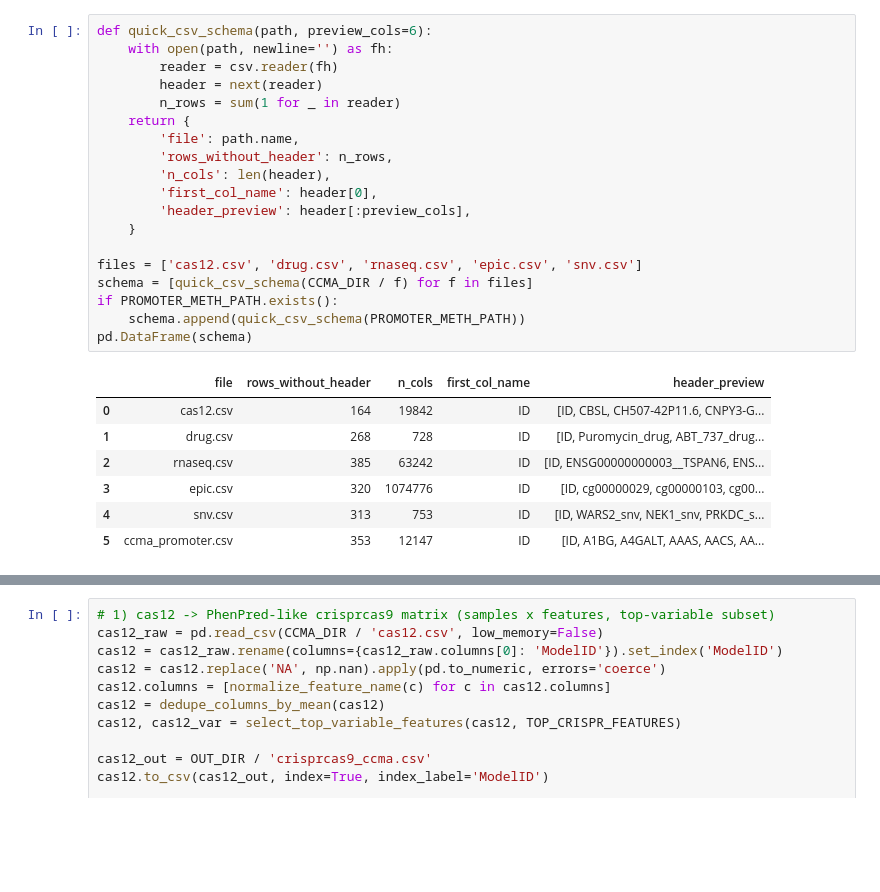
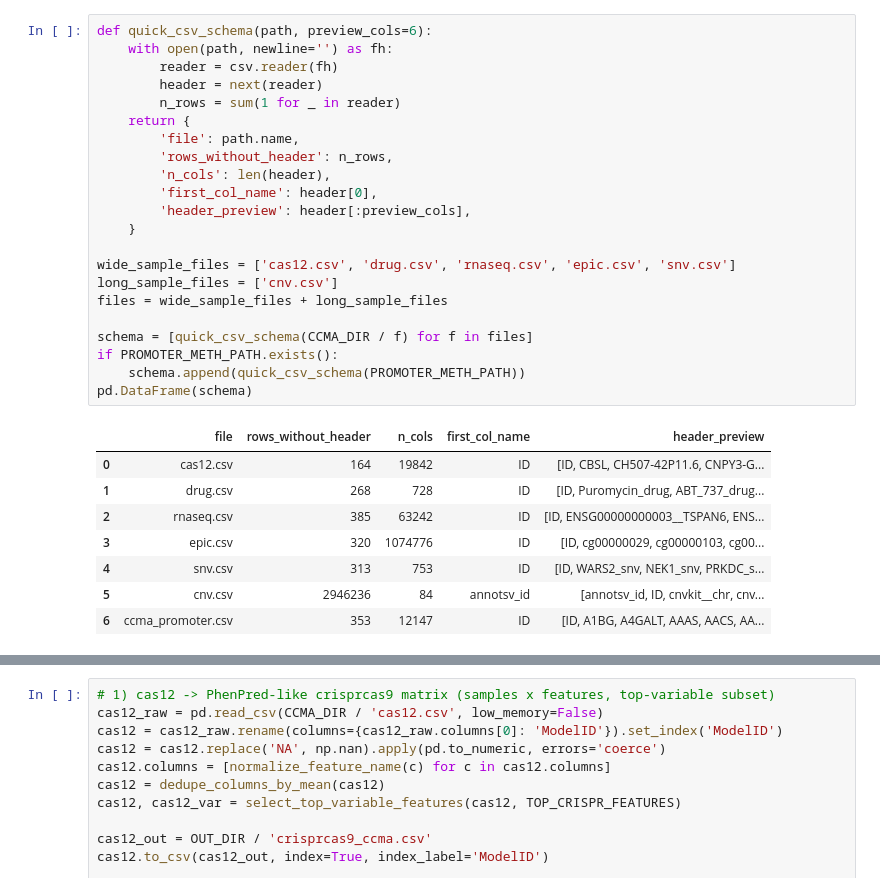
Before and after one commit to ZhaoxiangSimonCai/PhenPredCCMA, a Jupyter notebook: notebooks/preprocess_CCMA.ipynb, the cells around one changed output, grey strips where cells are left out. Drawn from its saved outputs; the diff is of its cells as text; blank space fills up the shorter version.

```diff
--- a/notebooks/preprocess_CCMA.ipynb
+++ b/notebooks/preprocess_CCMA.ipynb
@@ -60,30 +75,34 @@ FILTER_TRANSCRIPTOMICS_TO_REFERENCE=True
 # %%
 def quick_csv_schema(path, preview_cols=6):
     with open(path, newline='') as fh:
         reader = csv.reader(fh)
         header = next(reader)
         n_rows = sum(1 for _ in reader)
     return {
         'file': path.name,
         'rows_without_header': n_rows,
         'n_cols': len(header),
         'first_col_name': header[0],
         'header_preview': header[:preview_cols],
     }
 
-files = ['cas12.csv', 'drug.csv', 'rnaseq.csv', 'epic.csv', 'snv.csv']
+wide_sample_files = ['cas12.csv', 'drug.csv', 'rnaseq.csv', 'epic.csv', 'snv.csv']
+long_sample_files = ['cnv.csv']
+files = wide_sample_files + long_sample_files
+
 schema = [quick_csv_schema(CCMA_DIR / f) for f in files]
 if PROMOTER_METH_PATH.exists():
     schema.append(quick_csv_schema(PROMOTER_METH_PATH))
 pd.DataFrame(schema)
 # %% [output]
 |  | file | rows_without_header | n_cols | first_col_name | header_preview |
 | 0 | cas12.csv | 164 | 19842 | ID | [ID, CBSL, CH507-42P11.6, CNPY3-G... |
 | 1 | drug.csv | 268 | 728 | ID | [ID, Puromycin_drug, ABT_737_drug... |
 | 2 | rnaseq.csv | 385 | 63242 | ID | [ID, ENSG00000000003__TSPAN6, ENS... |
 | 3 | epic.csv | 320 | 1074776 | ID | [ID, cg00000029, cg00000103, cg00... |
 | 4 | snv.csv | 313 | 753 | ID | [ID, WARS2_snv, NEK1_snv, PRKDC_s... |
-| 5 | ccma_promoter.csv | 353 | 12147 | ID | [ID, A1BG, A4GALT, AAAS, AACS, AA... |
+| 5 | cnv.csv | 2946236 | 84 | annotsv_id | [annotsv_id, ID, cnvkit__chr, cnv... |
+| 6 | ccma_promoter.csv | 353 | 12147 | ID | [ID, A1BG, A4GALT, AAAS, AACS, AA... |
 # %%
 # Cross-file sample ID overlap check
 id_sets = {}
```
Also changed, not shown: parts of 10 cells of this notebook, 3 other files.
